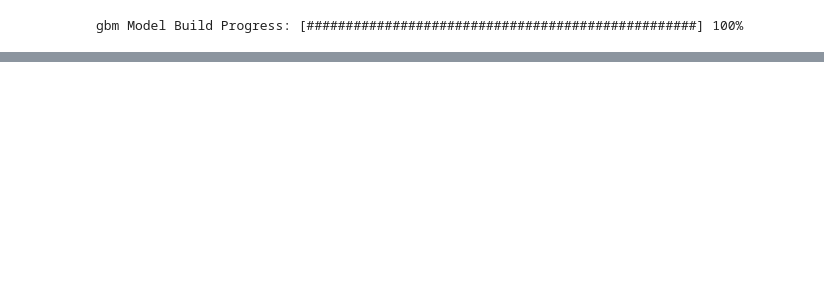
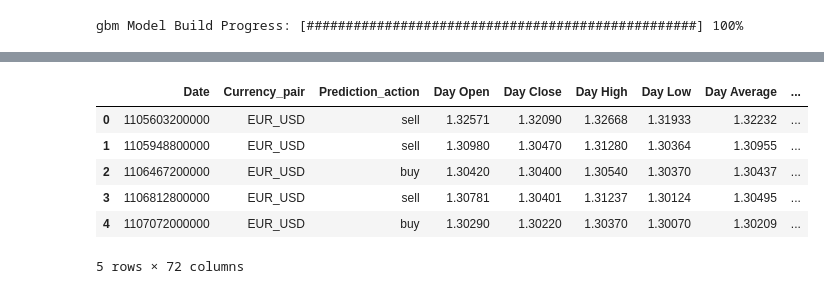
Before and after one commit to yuecong/autotrade, a Jupyter notebook: model_evaluation_h2o.ipynb, the cells around one changed output, grey strips where cells are left out. Saved outputs shown, nothing was run; the diff lists cells and outputs as text; code cells hidden in the pictures; blank space fills up the shorter version.

```diff
--- a/model_evaluation_h2o.ipynb
+++ b/model_evaluation_h2o.ipynb
@@ -162,0 +191,3 @@ Maximum Metrics:
+# %%
+predict_df_eur_usd_valid = predict_df_eur_usd_h2o_valid.as_data_frame()
+df_eur_usd_valid = df_eur_usd_h2o_valid.as_data_frame()
@@ -162,0 +203,10 @@ Maximum Metrics:
+# %%
+df_eur_usd_valid[:5]
+# %% [output]
+|  | Date | Currency_pair | Prediction_action | Day Open | Day Close | Day High | Day Low | Day Average | ... |
+| 0 | 1105603200000 | EUR_USD | sell | 1.32571 | 1.32090 | 1.32668 | 1.31933 | 1.32232 | ... |
+| 1 | 1105948800000 | EUR_USD | sell | 1.30980 | 1.30470 | 1.31280 | 1.30364 | 1.30955 | ... |
+| 2 | 1106467200000 | EUR_USD | buy | 1.30420 | 1.30400 | 1.30540 | 1.30370 | 1.30437 | ... |
+| 3 | 1106812800000 | EUR_USD | sell | 1.30781 | 1.30401 | 1.31237 | 1.30124 | 1.30495 | ... |
+| 4 | 1107072000000 | EUR_USD | buy | 1.30290 | 1.30220 | 1.30370 | 1.30070 | 1.30209 | ... |
+5 rows × 72 columns
```
Also changed, not shown: parts of 14 cells of this notebook.
